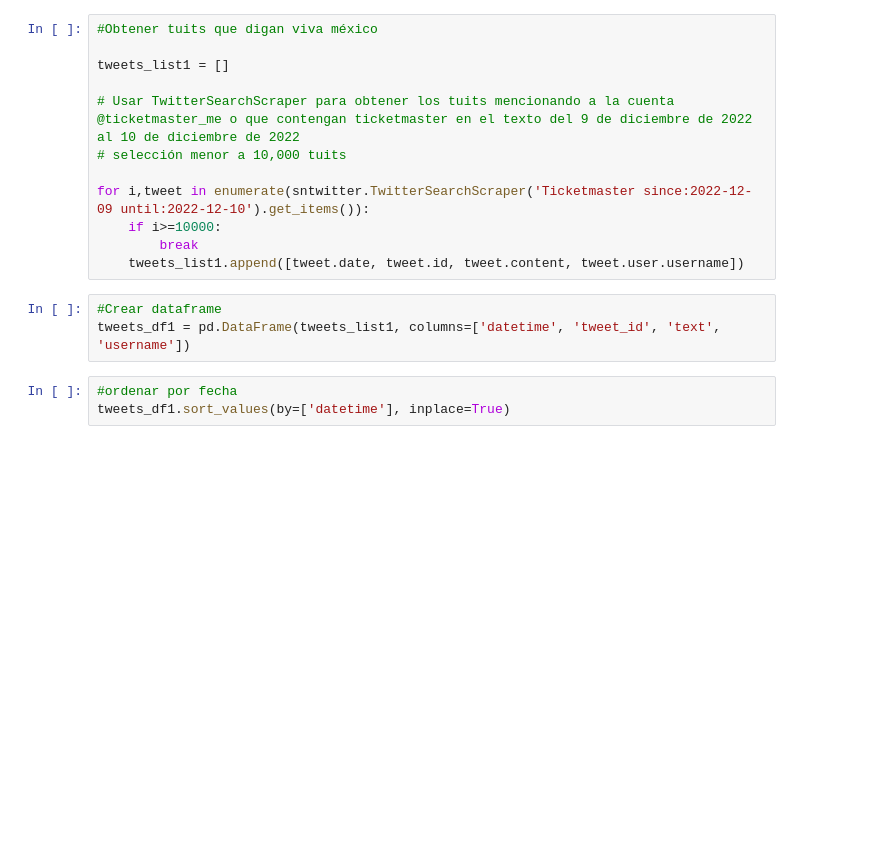
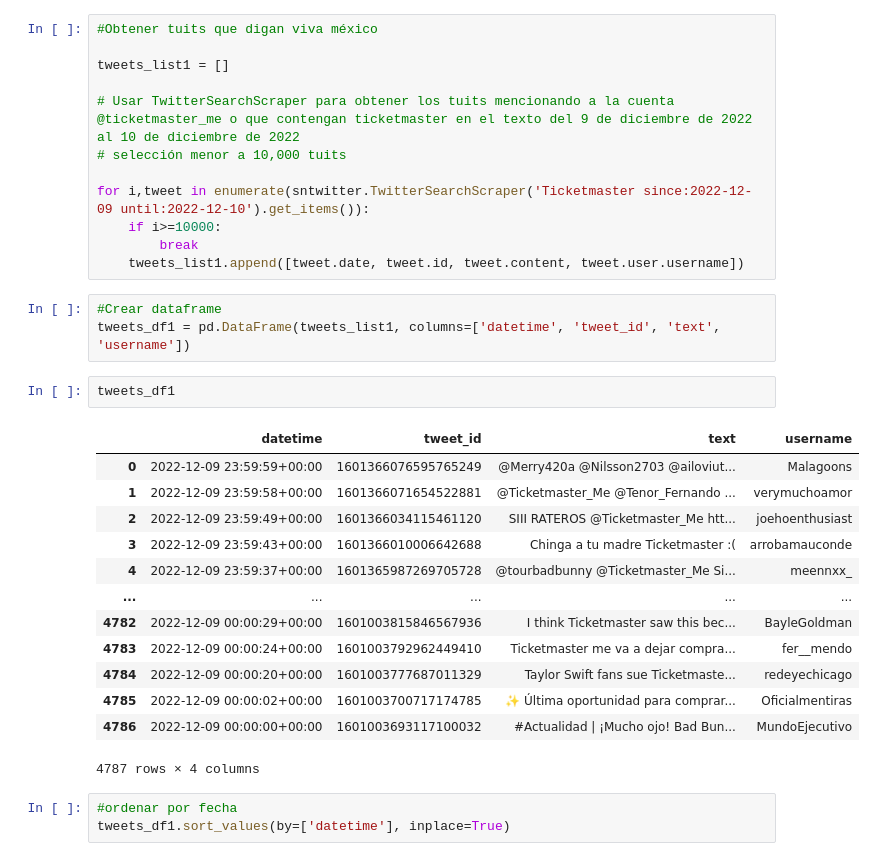
Before and after one commit to claudiodanielpc/dataviz_varios, a Jupyter notebook: tuits_ticketmaster.ipynb, the cells around one changed output. Drawn from its saved outputs; the diff is of its cells as text; blank space fills up the shorter version.

```diff
--- a/tuits_ticketmaster.ipynb
+++ b/tuits_ticketmaster.ipynb
@@ -30,6 +30,22 @@ for i,tweet in enumerate(sntwitter.TwitterSearchScraper('Ticketmaster since:2022
 # %%
 #Crear dataframe
 tweets_df1 = pd.DataFrame(tweets_list1, columns=['datetime', 'tweet_id', 'text', 'username'])
+# %%
+tweets_df1
+# %% [output]
+|  | datetime | tweet_id | text | username |
+| 0 | 2022-12-09 23:59:59+00:00 | 1601366076595765249 | @Merry420a @Nilsson2703 @ailoviut... | Malagoons |
+| 1 | 2022-12-09 23:59:58+00:00 | 1601366071654522881 | @Ticketmaster_Me @Tenor_Fernando ... | verymuchoamor |
+| 2 | 2022-12-09 23:59:49+00:00 | 1601366034115461120 | SIII RATEROS @Ticketmaster_Me htt... | joehoenthusiast |
+| 3 | 2022-12-09 23:59:43+00:00 | 1601366010006642688 | Chinga a tu madre Ticketmaster :( | arrobamauconde |
+| 4 | 2022-12-09 23:59:37+00:00 | 1601365987269705728 | @tourbadbunny @Ticketmaster_Me Si... | meennxx_ |
+| ... | ... | ... | ... | ... |
+| 4782 | 2022-12-09 00:00:29+00:00 | 1601003815846567936 | I think Ticketmaster saw this bec... | BayleGoldman |
+| 4783 | 2022-12-09 00:00:24+00:00 | 1601003792962449410 | Ticketmaster me va a dejar compra... | fer__mendo |
+| 4784 | 2022-12-09 00:00:20+00:00 | 1601003777687011329 | Taylor Swift fans sue Ticketmaste... | redeyechicago |
+| 4785 | 2022-12-09 00:00:02+00:00 | 1601003700717174785 | ✨ Última oportunidad para comprar... | Oficialmentiras |
+| 4786 | 2022-12-09 00:00:00+00:00 | 1601003693117100032 | #Actualidad | ¡Mucho ojo! Bad Bun... | MundoEjecutivo |
+4787 rows × 4 columns
 # %%
 #ordenar por fecha
 tweets_df1.sort_values(by=['datetime'], inplace=True)
```
Also changed, not shown: parts of 2 cells of this notebook.
